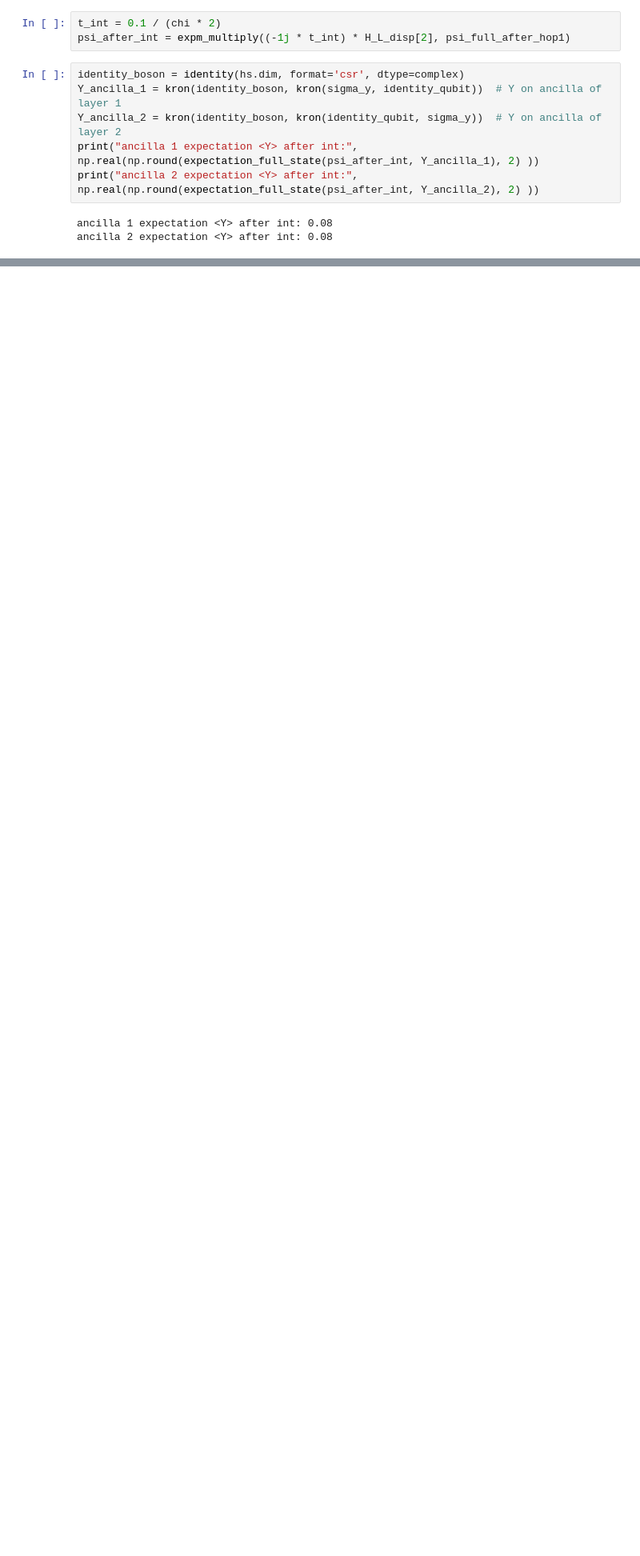
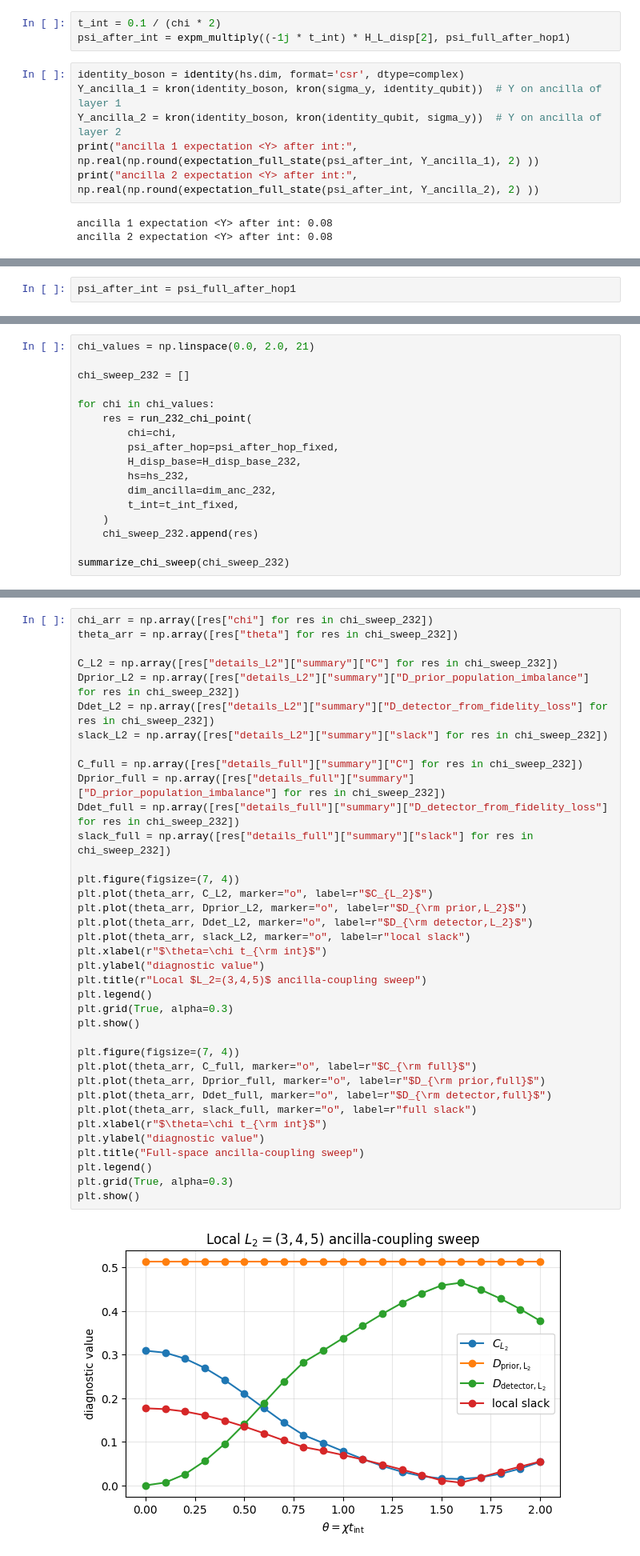
Before and after one commit to AntiPhoton47/Optical-QMEPS-Explainability, a Jupyter notebook: qMEPS.ipynb, the cells around one changed output, grey strips where cells are left out. Shown at 80% size. Cells and saved outputs as stored; diff of their text form; blank space fills up the shorter version.

```diff
--- a/qMEPS.ipynb
+++ b/qMEPS.ipynb
@@ -511,0 +1195,2 @@ ancilla 2 expectation <Y> after int: 0.08
+# %%
+psi_after_int = psi_full_after_hop1
@@ -511,0 +1980,17 @@ ancilla 2 expectation <Y> after int: 0.08
+# %%
+chi_values = np.linspace(0.0, 2.0, 21)
+
+chi_sweep_232 = []
+
+for chi in chi_values:
+    res = run_232_chi_point(
+        chi=chi,
+        psi_after_hop=psi_after_hop_fixed,
+        H_disp_base=H_disp_base_232,
+        hs=hs_232,
+        dim_ancilla=dim_anc_232,
+        t_int=t_int_fixed,
+    )
+    chi_sweep_232.append(res)
+
+summarize_chi_sweep(chi_sweep_232)
@@ -511,0 +2015,39 @@ ancilla 2 expectation <Y> after int: 0.08
+# %%
+chi_arr = np.array([res["chi"] for res in chi_sweep_232])
+theta_arr = np.array([res["theta"] for res in chi_sweep_232])
+
+C_L2 = np.array([res["details_L2"]["summary"]["C"] for res in chi_sweep_232])
+Dprior_L2 = np.array([res["details_L2"]["summary"]["D_prior_population_imbalance"] for res in chi_sweep_232])
+Ddet_L2 = np.array([res["details_L2"]["summary"]["D_detector_from_fidelity_loss"] for res in chi_sweep_232])
+slack_L2 = np.array([res["details_L2"]["summary"]["slack"] for res in chi_sweep_232])
+
+C_full = np.array([res["details_full"]["summary"]["C"] for res in chi_sweep_232])
+Dprior_full = np.array([res["details_full"]["summary"]["D_prior_population_imbalance"] for res in chi_sweep_232])
+Ddet_full = np.array([res["details_full"]["summary"]["D_detector_from_fidelity_loss"] for res in chi_sweep_232])
+slack_full = np.array([res["details_full"]["summary"]["slack"] for res in chi_sweep_232])
+
+plt.figure(figsize=(7, 4))
+plt.plot(theta_arr, C_L2, marker="o", label=r"$C_{L_2}$")
+plt.plot(theta_arr, Dprior_L2, marker="o", label=r"$D_{\rm prior,L_2}$")
+plt.plot(theta_arr, Ddet_L2, marker="o", label=r"$D_{\rm detector,L_2}$")
+plt.plot(theta_arr, slack_L2, marker="o", label=r"local slack")
+plt.xlabel(r"$\theta=\chi t_{\rm int}$")
+plt.ylabel("diagnostic value")
+plt.title(r"Local $L_2=(3,4,5)$ ancilla-coupling sweep")
+plt.legend()
+plt.grid(True, alpha=0.3)
+plt.show()
+
+plt.figure(figsize=(7, 4))
+plt.plot(theta_arr, C_full, marker="o", label=r"$C_{\rm full}$")
+plt.plot(theta_arr, Dprior_full, marker="o", label=r"$D_{\rm prior,full}$")
+plt.plot(theta_arr, Ddet_full, marker="o", label=r"$D_{\rm detector,full}$")
+plt.plot(theta_arr, slack_full, marker="o", label=r"full slack")
+plt.xlabel(r"$\theta=\chi t_{\rm int}$")
+plt.ylabel("diagnostic value")
+plt.title("Full-space ancilla-coupling sweep")
+plt.legend()
+plt.grid(True, alpha=0.3)
+plt.show()
+# %% [output]
+[figure, added]
```
Also changed, not shown: parts of 29 cells of this notebook.
